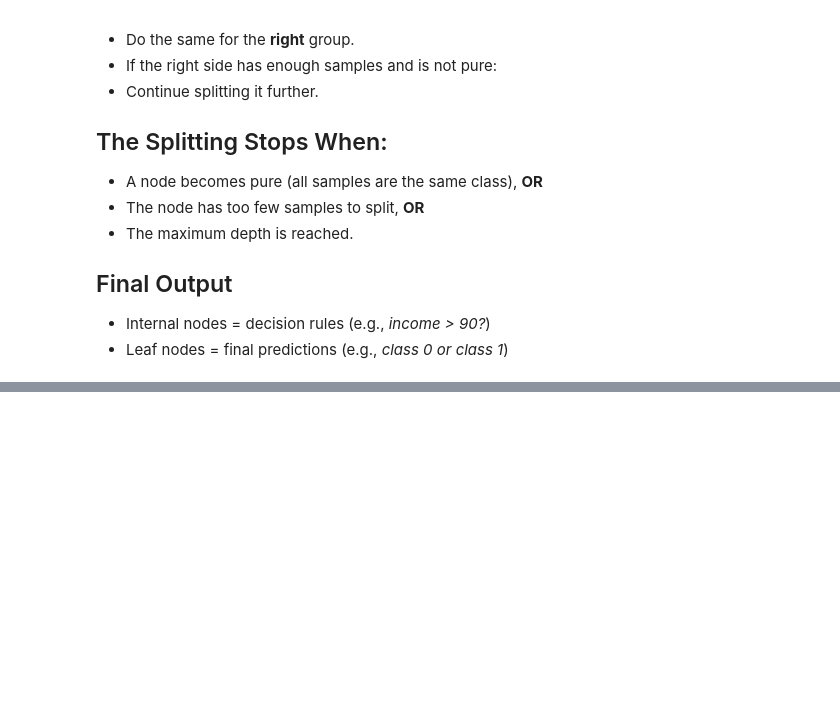
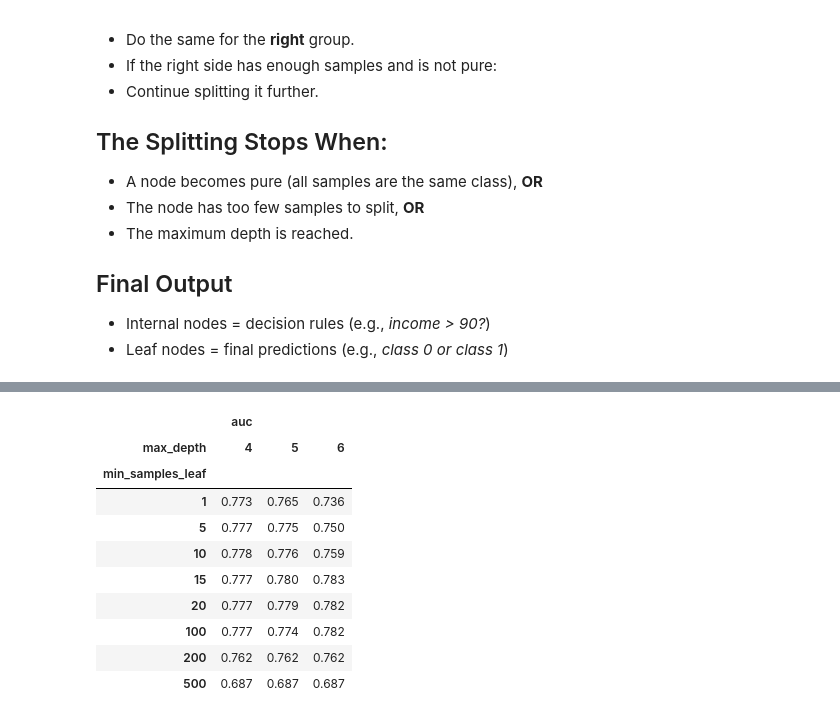
Before and after one commit to FirstBML/Machine-Learning-1st-Assigmnment, a Jupyter notebook: Homework/Modules/Decision_Tree&Ensemble_Learning.ipynb, the cells around one changed output, grey strips where cells are left out. Cells and saved outputs as stored; diff of their text form; code cells hidden in the pictures; blank space fills up the shorter version.

```diff
--- a/Homework/Modules/Decision_Tree&Ensemble_Learning.ipynb
+++ b/Homework/Modules/Decision_Tree&Ensemble_Learning.ipynb
@@ -626,0 +632,17 @@ Name: proportion, dtype: float64
+# %%
+# We can actually tune the parameters for decision trees such that they give us a better RMSE/AUC/metric score
+# Depth basically means the number of splits in the decision tree itself
+depths = [1, 2, 3, 4, 5, 6, 10, 15, 20, None]
+
+for depth in depths:
+    dt = DecisionTreeClassifier(max_depth=depth)
+    dt.fit(X_train, y_train)
+
+    y_pred = dt.predict_proba(X_val)[:, 1]
+    auc = roc_auc_score(y_val, y_pred)
+
+    print('%4s -> %.3f' % (depth, auc))
+
+
+    # We can tell that depths 4-6 give us the best AUC score
+    # However, the best of them all is 4 which has the highest auc score.
@@ -626,0 +677,15 @@ Name: proportion, dtype: float64
+# %%
+df_scores_pivot = df_scores.pivot(index='min_samples_leaf', columns=['max_depth'], values=['auc'])
+df_scores_pivot.round(3)
+# %% [output]
+|  | auc |  |  |
+| max_depth | 4 | 5 | 6 |
+| min_samples_leaf |  |  |  |
+| 1 | 0.773 | 0.765 | 0.736 |
+| 5 | 0.777 | 0.775 | 0.750 |
+| 10 | 0.778 | 0.776 | 0.759 |
+| 15 | 0.777 | 0.780 | 0.783 |
+| 20 | 0.777 | 0.779 | 0.782 |
+| 100 | 0.777 | 0.774 | 0.782 |
+| 200 | 0.762 | 0.762 | 0.762 |
+| 500 | 0.687 | 0.687 | 0.687 |
```
Also changed, not shown: parts of 9 cells of this notebook.
